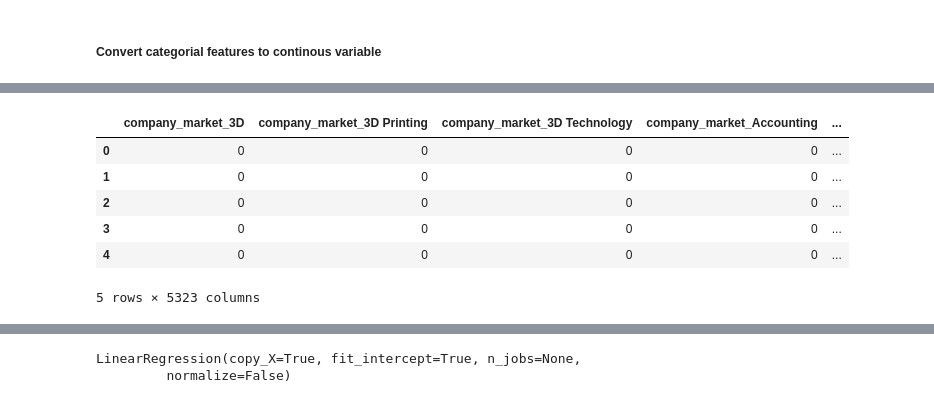
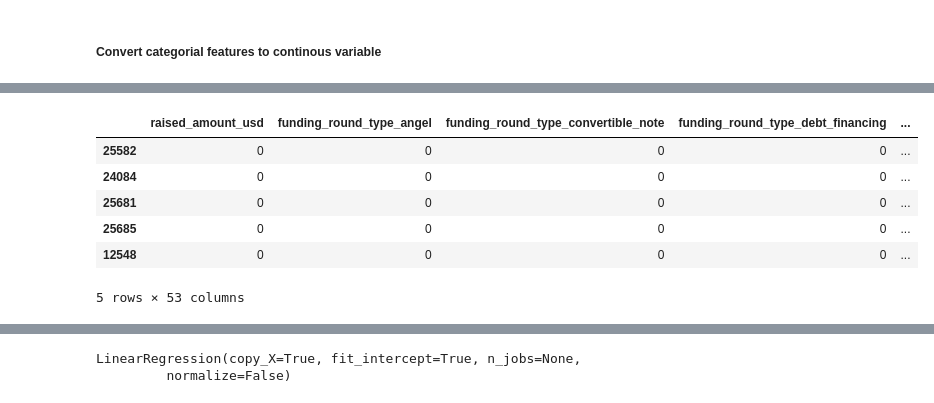
Before and after one commit to warriorgithub/datascience, a Jupyter notebook: projects/capstone/1/StartUpAnalysisModeling.ipynb, the cells around one changed output, grey strips where cells are left out. Drawn from its saved outputs; the diff is of its cells as text; code cells hidden in the pictures.

```diff
--- a/projects/capstone/1/StartUpAnalysisModeling.ipynb
+++ b/projects/capstone/1/StartUpAnalysisModeling.ipynb
@@ -110,6 +110,8 @@ raised_amount_usd     26080 non-null float64
 funded_month          26080 non-null int64
 dtypes: float64(1), int64(2), object(8)
 memory usage: 2.4+ MB
+# %%
+filter_funds['raised_amount_usd'] = filter_funds['raised_amount_usd'].astype(int)
 # %% [markdown]
 
 ###### y = raised_amount_usd
@@ -118,7 +120,13 @@ memory usage: 2.4+ MB
 # %%
 dummies = filter_funds
 dummies = dummies.drop('company_name',axis=1)
+# %%
+dummies = pd.get_dummies(data=dummies, columns=['funding_round_type','funded_year', 'funded_month'])
+
+#dummies = pd.get_dummies(data=dummies, columns=[ 'funded_year'],prefix='funded_year').iloc[:,1:]
 # %%
-dummies = pd.get_dummies(data=dummies, columns=['company_market', 'company_city', 'investor_name',
-       'investor_market', 'investor_city', 'funding_round_type',
-       'funded_quarter', 'funded_year', 'funded_month'])
+#dummies = dummies.drop([ 'company_city', 'investor_name',
+#      'investor_market', 'investor_city', 'funding_round_type',
+ #      'funded_quarter', 'funded_month','raised_amount_usd'],axis=1)
+
+dummies.head()
@@ -136,14 +142,17 @@ dummies.head()
 from sklearn.linear_model import LinearRegression
 lm = LinearRegression()
 # %%
-X = dummies.drop('raised_amount_usd',axis=1)
+X = dummies.drop(['company_market','company_city', 'investor_name',
+      'investor_market', 'investor_city',
+       'funded_quarter'],axis=1)
+#X = dummies
 X.head()
 # %% [output]
-|  | company_market_3D | company_market_3D Printing | company_market_3D Technology | company_market_Accounting | ... |
-| 0 | 0 | 0 | 0 | 0 | ... |
-| 1 | 0 | 0 | 0 | 0 | ... |
-| 2 | 0 | 0 | 0 | 0 | ... |
-| 3 | 0 | 0 | 0 | 0 | ... |
-| 4 | 0 | 0 | 0 | 0 | ... |
+|  | raised_amount_usd | funding_round_type_angel | funding_round_type_convertible_note | funding_round_type_debt_financing | ... |
+| 25582 | 0 | 0 | 0 | 0 | ... |
+| 24084 | 0 | 0 | 0 | 0 | ... |
+| 25681 | 0 | 0 | 0 | 0 | ... |
+| 25685 | 0 | 0 | 0 | 0 | ... |
+| 12548 | 0 | 0 | 0 | 0 | ... |
-5 rows × 5323 columns
+5 rows × 53 columns
 # %%
```
Also changed, not shown: parts of 22 cells of this notebook.
